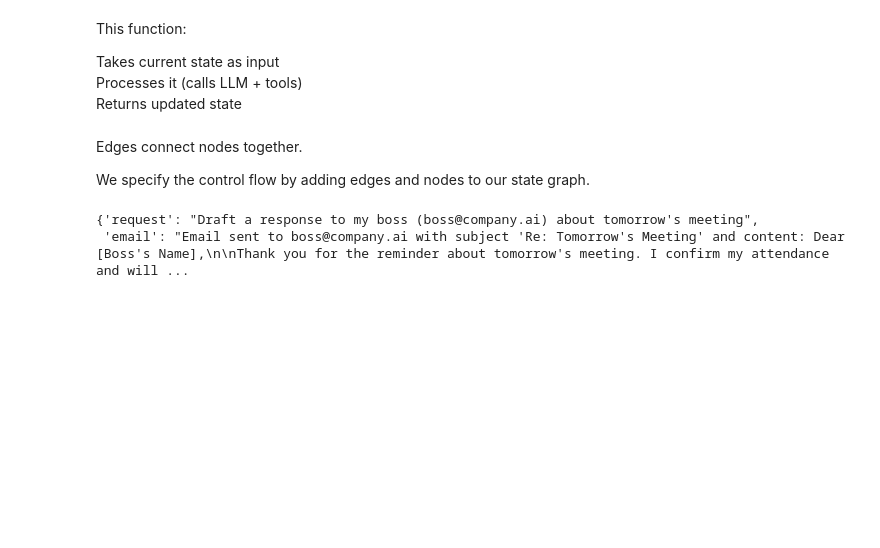
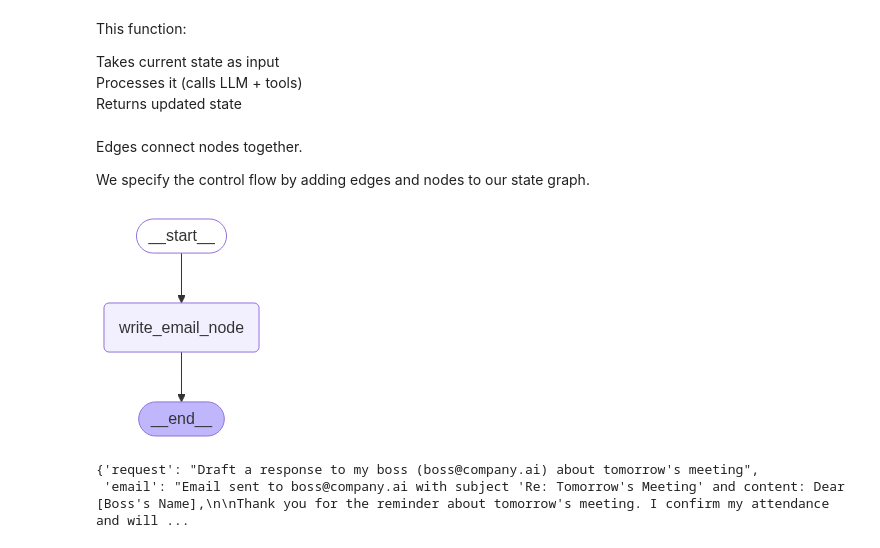
Before and after one commit to charles-ik/langraph-agents-from-scratch, a Jupyter notebook: notebooks/langgraph_101.ipynb, the cells around one changed output. Drawn from its saved outputs; the diff is of its cells as text; code cells hidden in the pictures; blank space fills up the shorter version.

```diff
--- a/notebooks/langgraph_101.ipynb
+++ b/notebooks/langgraph_101.ipynb
@@ -318,6 +318,10 @@ workflow.add_edge("write_email_node", END) #This node flows to end
 
 #Execution engine: runs the graph
 app = workflow.compile()
+# %%
+show_graph(app)
+# %% [output]
+[figure, added]
 # %%
 app.invoke({"request": "Draft a response to my boss (boss@company.ai) about tomorrow's meeting"}) # pass an inital value to our state here
 # %% [output]
```
Also changed, not shown: parts of 5 cells of this notebook.
